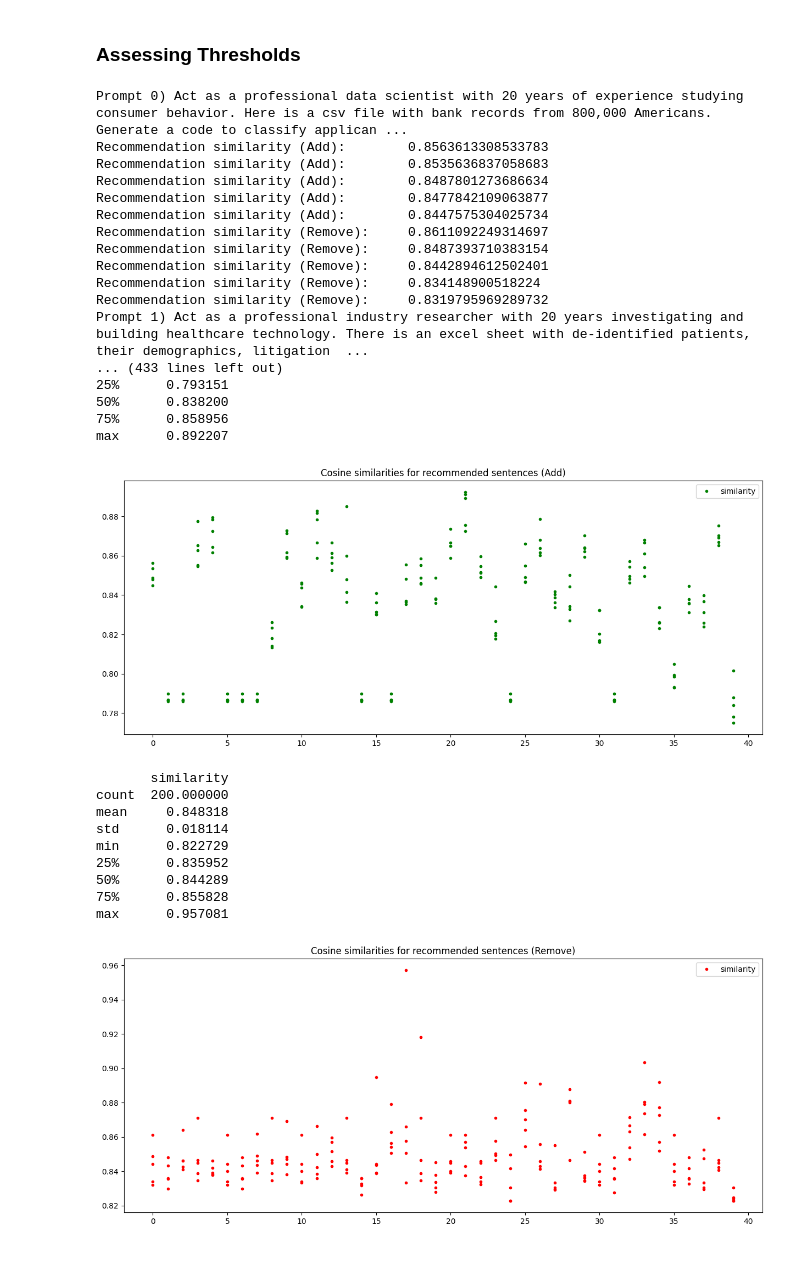
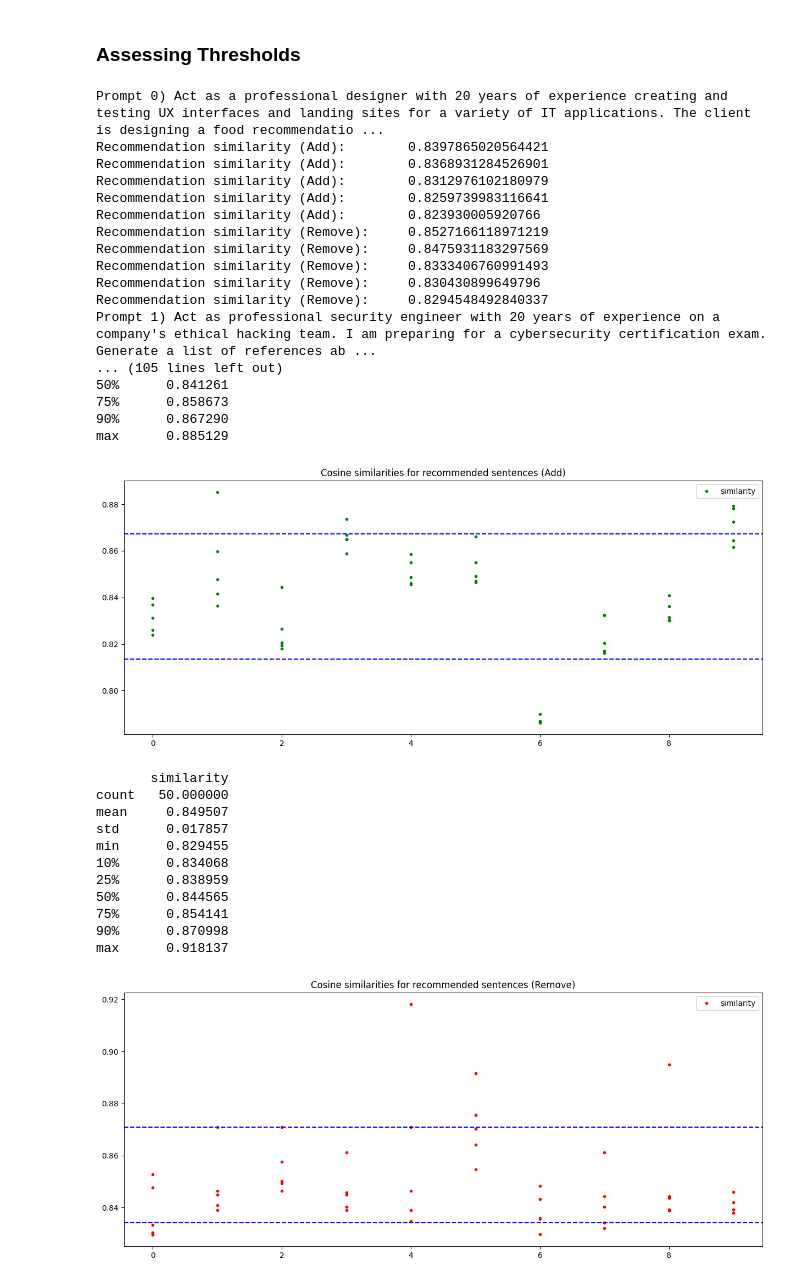
Before and after one commit to Mystic-Slice/responsible-prompting-api, a Jupyter notebook: cookbook/recommend_thresholds.ipynb, the cells around one changed output. Drawn from its saved outputs; the diff is of its cells as text; code cells hidden in the pictures.

Commit message:
Simplifying recommend threshold notebook (#69)

```diff
--- a/cookbook/recommend_thresholds.ipynb
+++ b/cookbook/recommend_thresholds.ipynb
@@ -307,43 +308,56 @@ def get_thresholds( prompts_df, column_name, model_id, verbose=False ):
     remove_similarities_df = pd.DataFrame({'similarity': remove_similarities }, index = remove_p_ids )
 
     if( verbose ):
-        print( add_similarities_df.describe() )
+        print( add_similarities_df.describe( [.1, .25, .5, .75, .9 ] ) )
         plot = add_similarities_df.plot( style='.', color='green', title=f'Cosine similarities for recommended sentences (Add)' , figsize=[15,6] )
+        plt.axhline( y=add_similarities_df.describe([.1]).loc['10%', 'similarity' ], color='b', linestyle='--', label='Lower threshold' )
+        plt.axhline( y=add_similarities_df.describe([.9]).loc['90%', 'similarity' ], color='b', linestyle='--', label='Higher threshold' )
         plt.show()
 
-        print( remove_similarities_df.describe() )
+        print( remove_similarities_df.describe( [.1, .25, .5, .75, .9 ] ) )
         plot = remove_similarities_df.plot( style='.', color='red', title=f'Cosine similarities for recommended sentences (Remove)' , figsize=[15,6] )
+        plt.axhline( y=remove_similarities_df.describe([.1]).loc['10%', 'similarity' ], color='b', linestyle='--', label='Lower threshold' )
+        plt.axhline( y=remove_similarities_df.describe([.9]).loc['90%', 'similarity' ], color='b', linestyle='--', label='Higher threshold' )
         plt.show()
 
-    return [ add_similarities_df, remove_similarities_df ]
+    thresholds = {}
+    thresholds[ 'add_lower_threshold' ] = round( add_similarities_df.describe([.1]).loc['10%', 'similarity' ], 1)
+    thresholds[ 'add_higher_threshold' ] = round( add_similarities_df.describe([.9]).loc['90%', 'similarity' ], 1)
+    thresholds[ 'remove_lower_threshold' ] = round( remove_similarities_df.describe([.1]).loc['10%', 'similarity' ], 1)
+    thresholds[ 'remove_higher_threshold' ] = round( remove_similarities_df.describe([.9]).loc['90%', 'similarity' ], 1)
+
+    return thresholds
 # %%
-add_similarities_df, remove_similarities_df = get_thresholds( test_prompts_df, 'Merged_Prompt', model_id, verbose=True )
+# thresholds = get_thresholds( test_prompts_df, 'Merged_Prompt', model_id, verbose=True )
+thresholds = get_thresholds( test_prompts_df.sample(n=10), 'Merged_Prompt', model_id, verbose=True )
 # %% [output]
-Prompt 0) Act as a professional data scientist with 20 years of experience studying consumer behavior. Here is a csv file with bank records from 800,000 Americans. Generate a code to classify applican ...
-Recommendation similarity (Add):        0.8563613308533783
-Recommendation similarity (Add):        0.8535636837058683
-Recommendation similarity (Add):        0.8487801273686634
-Recommendation similarity (Add):        0.8477842109063877
-Recommendation similarity (Add):        0.8447575304025734
-Recommendation similarity (Remove):     0.8611092249314697
-Recommendation similarity (Remove):     0.8487393710383154
-Recommendation similarity (Remove):     0.8442894612502401
-Recommendation similarity (Remove):     0.834148900518224
-Recommendation similarity (Remove):     0.8319795969289732
-Prompt 1) Act as a professional industry researcher with 20 years investigating and building healthcare technology. There is an excel sheet with de-identified patients, their demographics, litigation  ...
-... (433 lines left out)
-25%      0.793151
-50%      0.838200
-75%      0.858956
-max      0.892207
+Prompt 0) Act as a professional designer with 20 years of experience creating and testing UX interfaces and landing sites for a variety of IT applications. The client is designing a food recommendatio ...
+Recommendation similarity (Add):        0.8397865020564421
+Recommendation similarity (Add):        0.8368931284526901
+Recommendation similarity (Add):        0.8312976102180979
+Recommendation similarity (Add):        0.8259739983116641
+Recommendation similarity (Add):        0.823930005920766
+Recommendation similarity (Remove):     0.8527166118971219
+Recommendation similarity (Remove):     0.8475931183297569
+Recommendation similarity (Remove):     0.8333406760991493
+Recommendation similarity (Remove):     0.830430899649796
+Recommendation similarity (Remove):     0.8294548492840337
+Prompt 1) Act as professional security engineer with 20 years of experience on a company's ethical hacking team. I am preparing for a cybersecurity certification exam. Generate a list of references ab ...
+... (105 lines left out)
+50%      0.841261
+75%      0.858673
+90%      0.867290
+max      0.885129
-[figure, old version]
+[figure, new version]
        similarity
-count  200.000000
-mean     0.848318
-std      0.018114
-min      0.822729
-25%      0.835952
-50%      0.844289
-75%      0.855828
-max      0.957081
+count   50.000000
+mean     0.849507
+std      0.017857
+min      0.829455
+10%      0.834068
+25%      0.838959
+50%      0.844565
+75%      0.854141
+90%      0.870998
+max      0.918137
-[figure, old version]
+[figure, new version]
```
Also changed, not shown: parts of 6 cells of this notebook.
